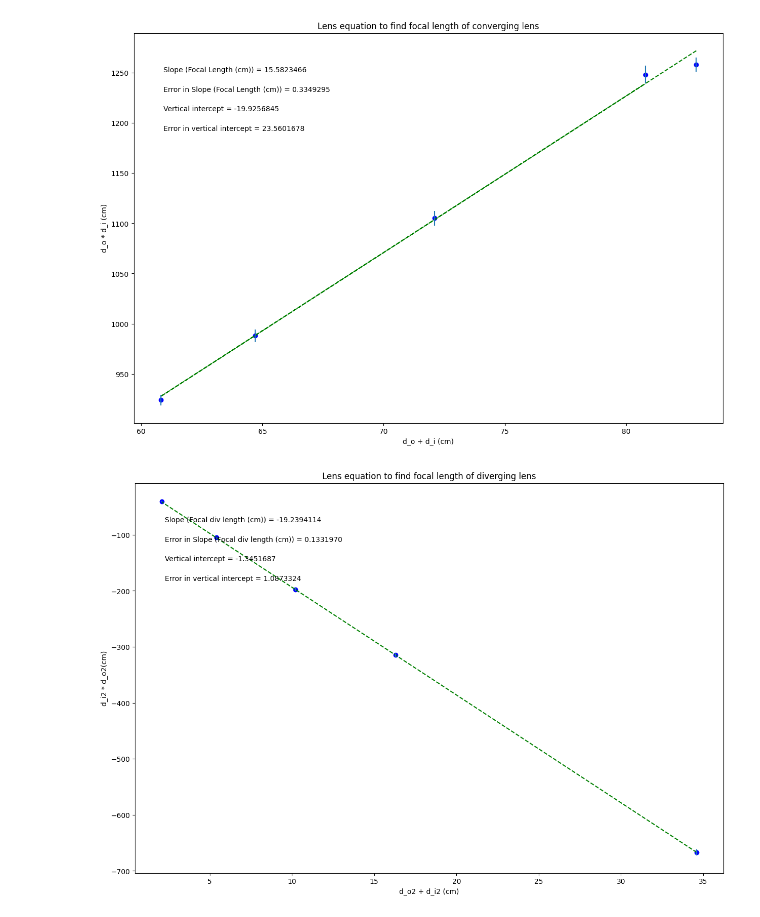
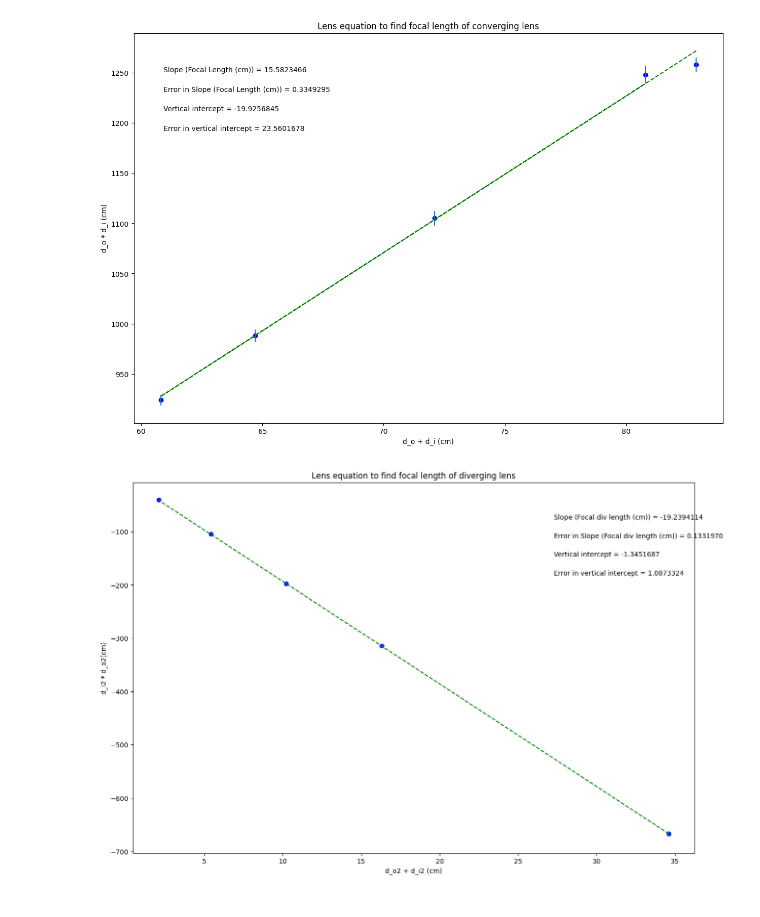
Before and after one commit to trumanPHYS/Physics-Data-Plots-1, a Jupyter notebook: SPRINGLab9LensImageFormation.ipynb, the cells around one changed output. Cells and saved outputs as stored; diff of their text form; code cells hidden in the pictures.

```diff
--- a/SPRINGLab9LensImageFormation.ipynb
+++ b/SPRINGLab9LensImageFormation.ipynb
@@ -160,7 +160,7 @@ def LLSFD2(x,y,dy):
 N = LLSFD2(x,y,dy)
 
 if annotation_placement==2 or annotation_placement==3:
-    xpos=0.05
+    xpos=0.75
 elif annotation_placement==1 or annotation_placement==4:
     xpos=0.75
 
@@ -172,31 +172,31 @@ elif annotation_placement==3 or annotation_placement==4:
 #-----PLOTTING SECOND FIGURE-----
 
 plt.figure(figsize=(15,10))
 
 plt.plot(x, fit, color='green', linestyle='--')
 plt.scatter(x, y, color='blue', marker='o')
 
 plt.xlabel(x_label)
 plt.ylabel(y_label)
 plt.title(plot_title)
 
 plt.errorbar(x, y, yerr=dy, xerr=None, fmt="none")
 
 plt.annotate('Slope ({}) = {value:.{digits}f}'.format(slope_units,value=m, digits=7),
              (xpos, ypos[0]), xycoords='axes fraction')
 
 plt.annotate('Error in Slope ({}) = {value:.{digits}f}'.format(slope_units,value=dm, digits=7),
              (xpos, ypos[1]), xycoords='axes fraction')
 
 plt.annotate('Vertical intercept = {value:.{digits}f}'.format(value=b, digits=7),
              (xpos, ypos[2]), xycoords='axes fraction')
 
 plt.annotate('Error in vertical intercept = {value:.{digits}f}'.format(value=db, digits=7),
              (xpos, ypos[3]), xycoords='axes fraction')
 
 plt.show()
 
 #==================== END SECOND GRAPH ====================#
 # %% [output]
 [figure]
-[figure, old version]
+[figure, new version]
```
